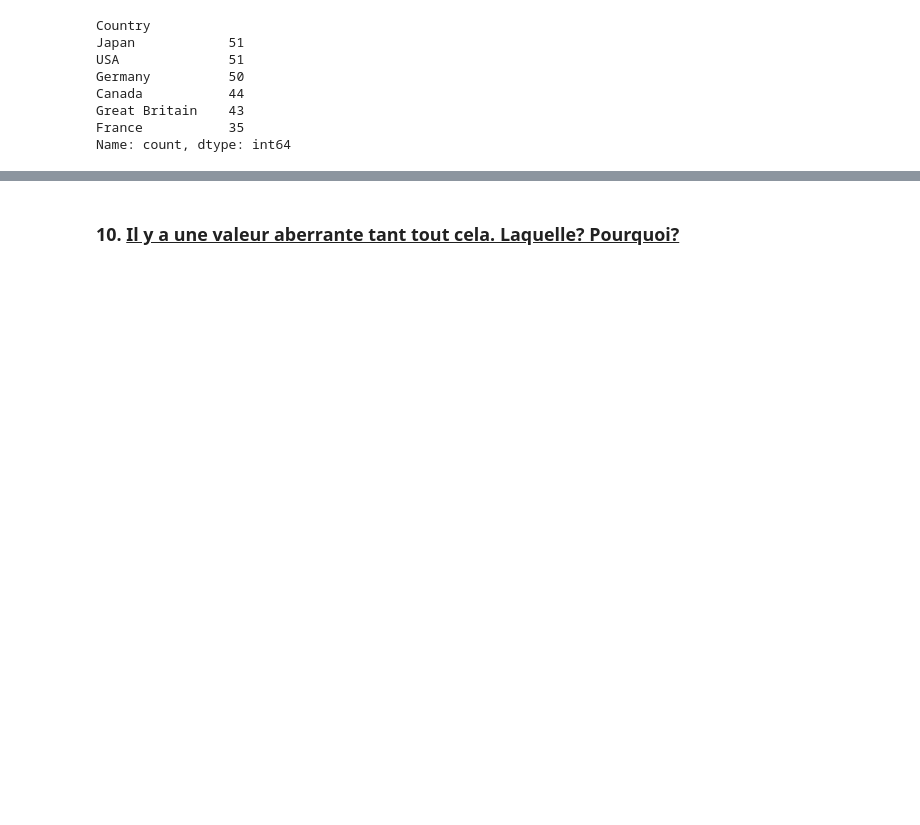
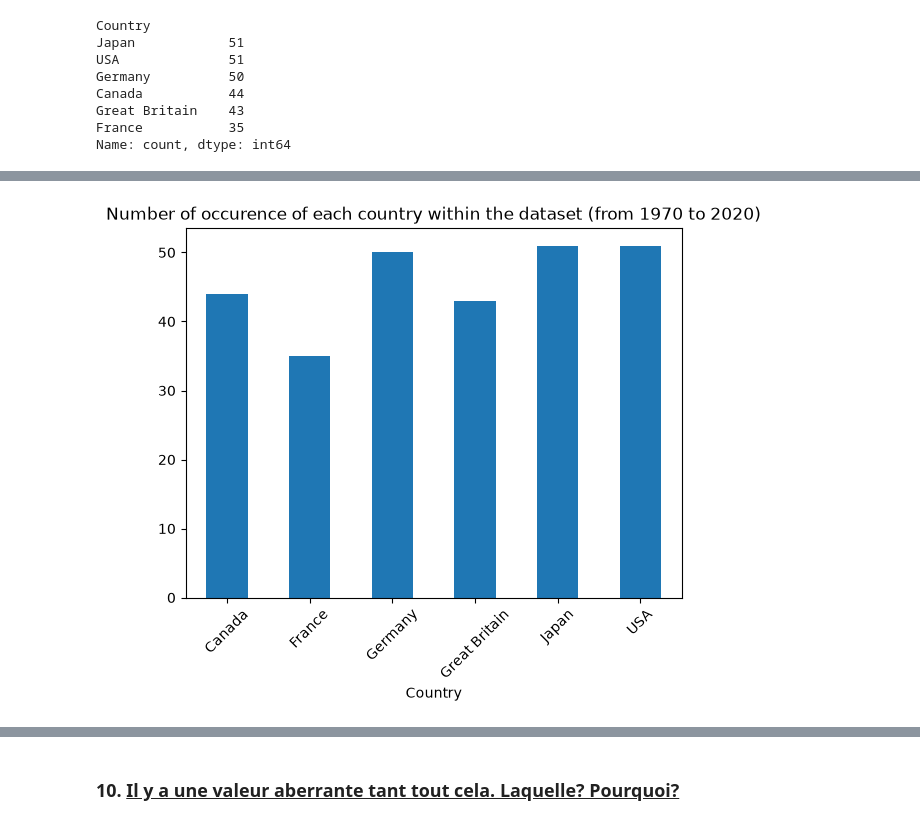
Before and after one commit to JDVegas/AI-Practical_ML-PRO, a Jupyter notebook: 01_Pilier_de_lIA/Methodologie_IA/1_BA-BA_Analyse_de_donnees/1_MEPratique_Exo1_Correction.ipynb, the cells around one changed output, grey strips where cells are left out. Drawn from its saved outputs; the diff is of its cells as text; code cells hidden in the pictures; blank space fills up the shorter version.

```diff
--- a/01_Pilier_de_lIA/Methodologie_IA/1_BA-BA_Analyse_de_donnees/1_MEPratique_Exo1_Correction.ipynb
+++ b/01_Pilier_de_lIA/Methodologie_IA/1_BA-BA_Analyse_de_donnees/1_MEPratique_Exo1_Correction.ipynb
@@ -279,0 +163,7 @@ Comme toujours, ces valeurs sont à mettre en perspective avec le conxte poitico
+# %%
+# Display the same graphic but organised by country
+df["Country"].value_counts().sort_index().plot(kind="bar", rot=45)
+plt.title("Number of occurence of each country within the dataset (from 1970 to 2020)")
+plt.show()
+# %% [output]
+[figure, added]
```
Also changed, not shown: parts of 61 cells of this notebook.
